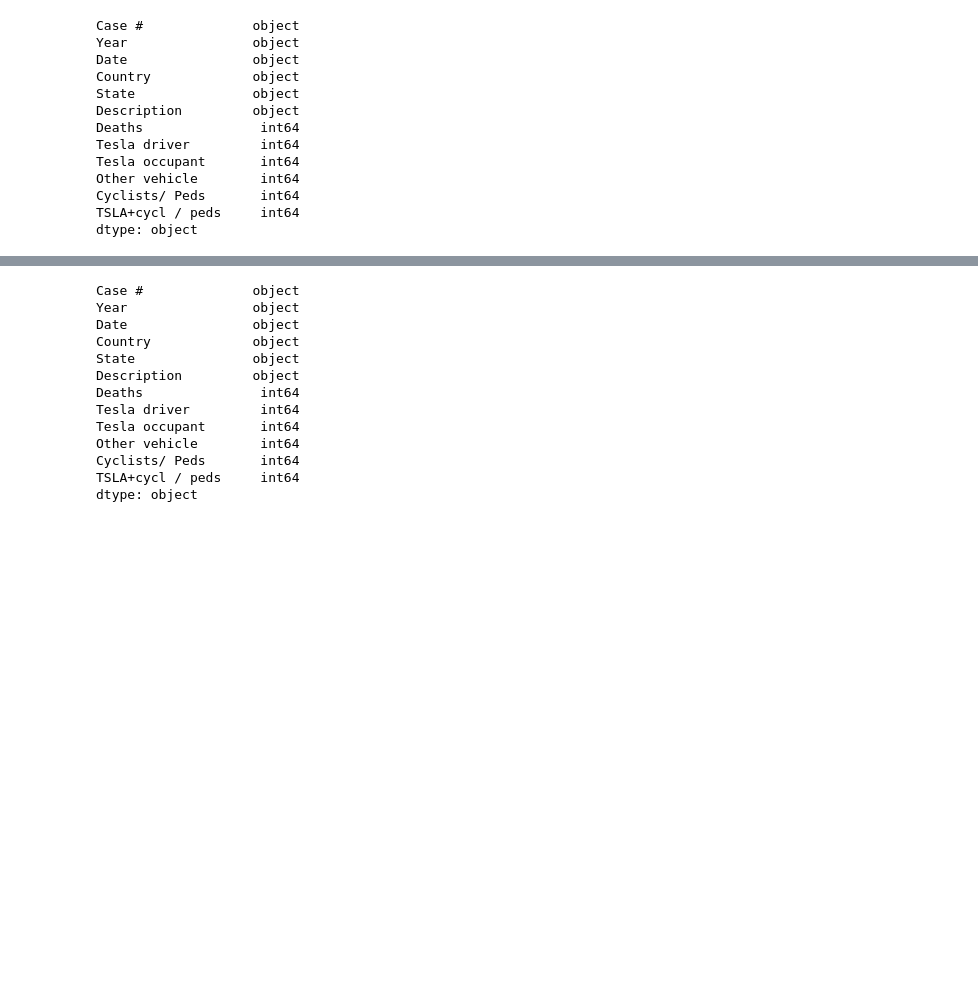
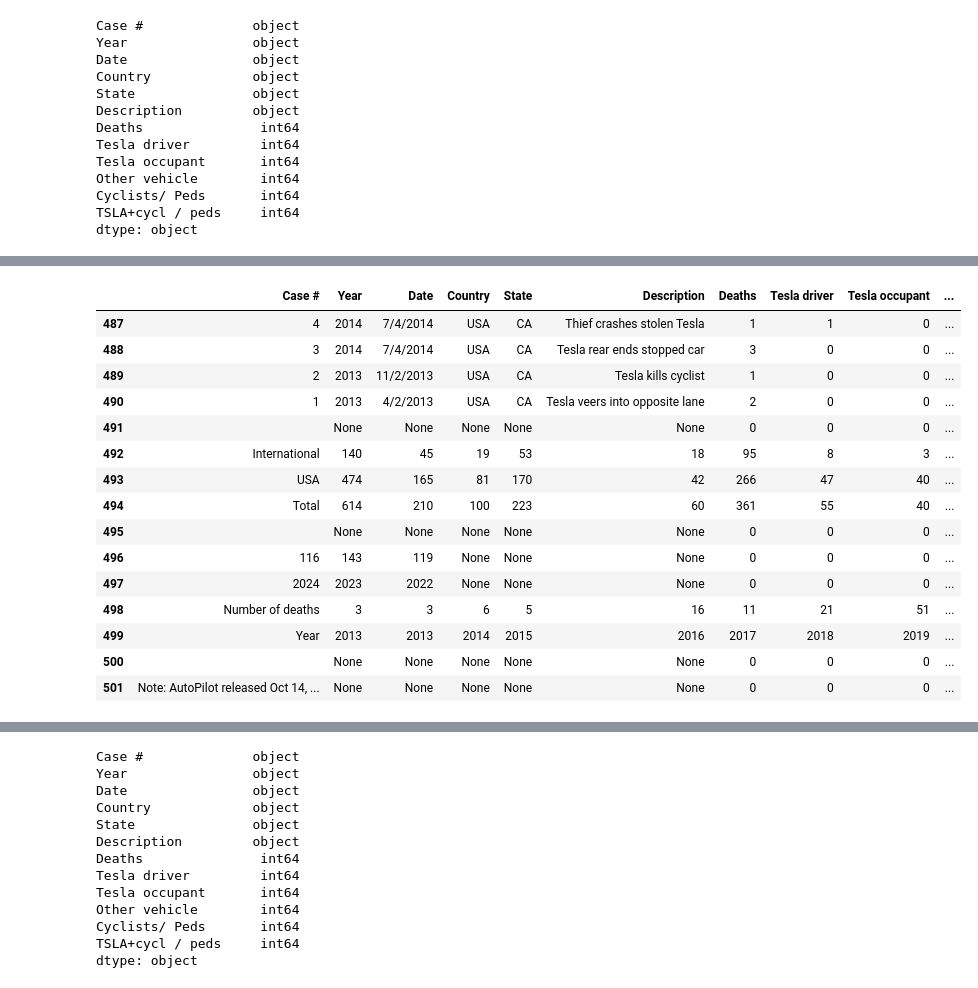
Before and after one commit to nabiladnan18/tesladeaths, a Jupyter notebook: scraper/scraper.ipynb, the cells around one changed output, grey strips where cells are left out. Cells and saved outputs as stored; diff of their text form; code cells hidden in the pictures; blank space fills up the shorter version.

```diff
--- a/scraper/scraper.ipynb
+++ b/scraper/scraper.ipynb
@@ -106,0 +106,19 @@ df.head()
+# %%
+df.tail(15)
+# %% [output]
+|  | Case # | Year | Date | Country | State | Description | Deaths | Tesla driver | Tesla occupant | ... |
+| 487 | 4 | 2014 | 7/4/2014 | USA | CA | Thief crashes stolen Tesla | 1 | 1 | 0 | ... |
+| 488 | 3 | 2014 | 7/4/2014 | USA | CA | Tesla rear ends stopped car | 3 | 0 | 0 | ... |
+| 489 | 2 | 2013 | 11/2/2013 | USA | CA | Tesla kills cyclist | 1 | 0 | 0 | ... |
+| 490 | 1 | 2013 | 4/2/2013 | USA | CA | Tesla veers into opposite lane | 2 | 0 | 0 | ... |
+| 491 |  | None | None | None | None | None | 0 | 0 | 0 | ... |
+| 492 | International | 140 | 45 | 19 | 53 | 18 | 95 | 8 | 3 | ... |
+| 493 | USA | 474 | 165 | 81 | 170 | 42 | 266 | 47 | 40 | ... |
+| 494 | Total | 614 | 210 | 100 | 223 | 60 | 361 | 55 | 40 | ... |
+| 495 |  | None | None | None | None | None | 0 | 0 | 0 | ... |
+| 496 | 116 | 143 | 119 | None | None | None | 0 | 0 | 0 | ... |
+| 497 | 2024 | 2023 | 2022 | None | None | None | 0 | 0 | 0 | ... |
+| 498 | Number of deaths | 3 | 3 | 6 | 5 | 16 | 11 | 21 | 51 | ... |
+| 499 | Year | 2013 | 2013 | 2014 | 2015 | 2016 | 2017 | 2018 | 2019 | ... |
+| 500 |  | None | None | None | None | None | 0 | 0 | 0 | ... |
+| 501 | Note: AutoPilot released Oct 14, ... | None | None | None | None | None | 0 | 0 | 0 | ... |
```
Also changed, not shown: parts of 14 cells of this notebook, 3 other files.
